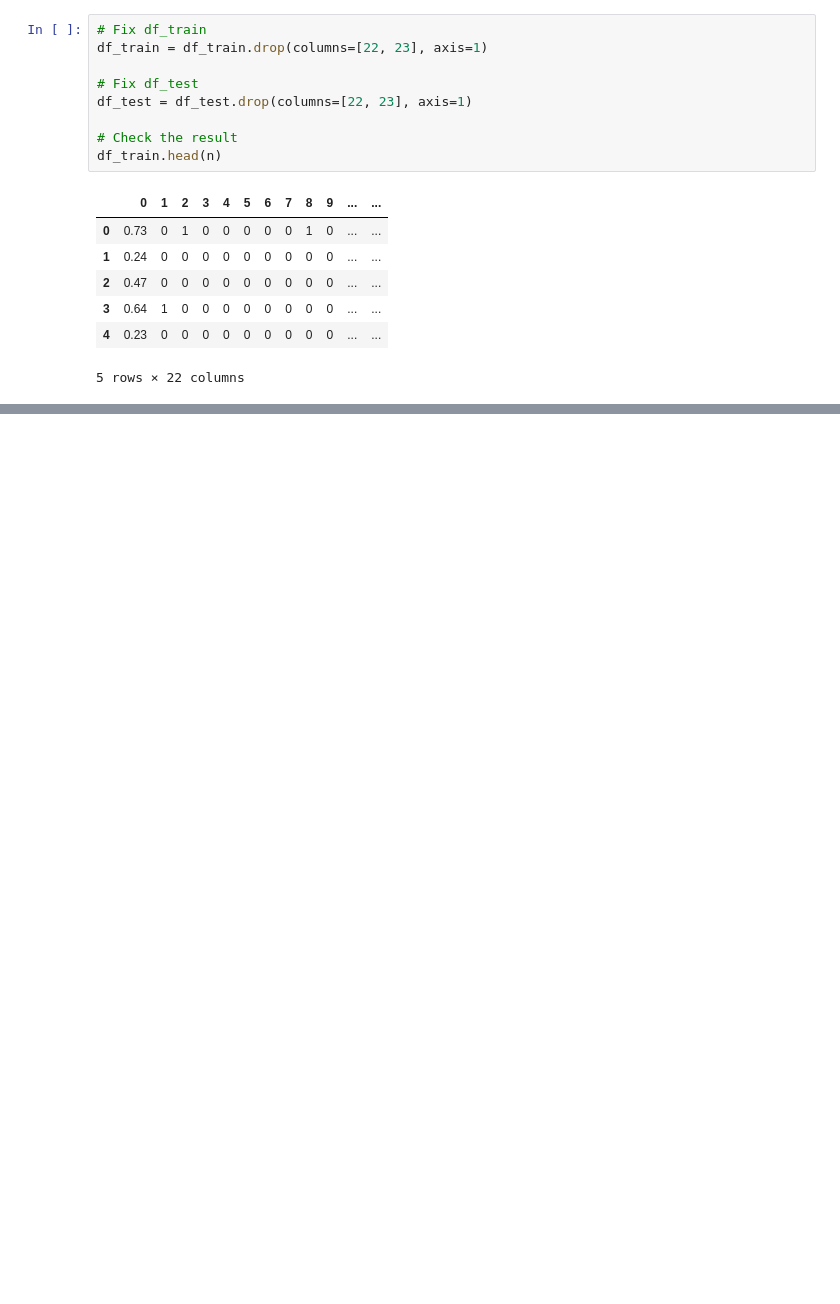
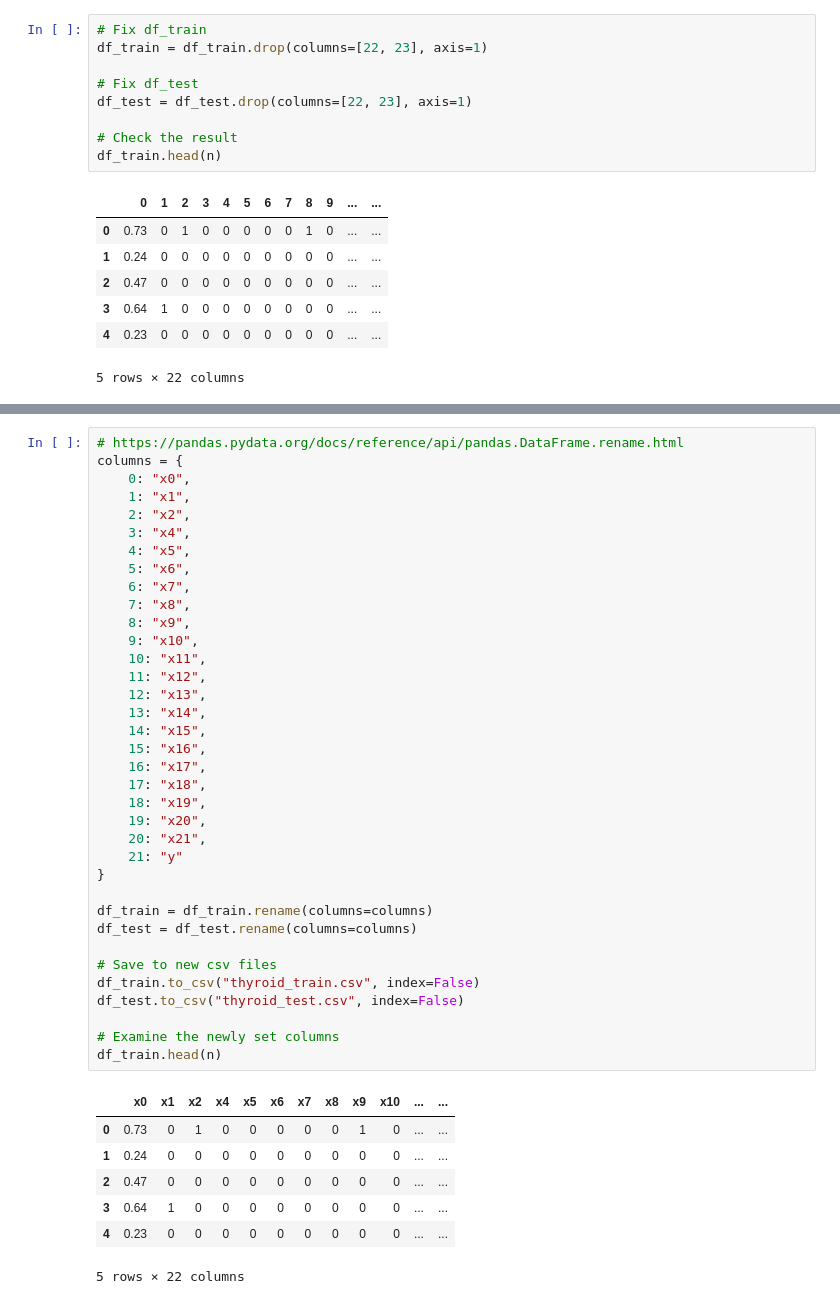
Before and after one commit to ralampay/notebooks, a Jupyter notebook: Data Visualization/Examining Data with the Thyroid Dataset.ipynb, the cells around one changed output, grey strips where cells are left out. Cells and saved outputs as stored; diff of their text form; blank space fills up the shorter version.

Commit message:
First draft for Examining Data with the Thyroid Dataset

```diff
--- a/Data Visualization/Examining Data with the Thyroid Dataset.ipynb
+++ b/Data Visualization/Examining Data with the Thyroid Dataset.ipynb
@@ -143,0 +204,44 @@ hist = df_train[0].hist(bins=num_bins)
+# %%
+# https://pandas.pydata.org/docs/reference/api/pandas.DataFrame.rename.html
+columns = {
+    0: "x0",
+    1: "x1",
+    2: "x2",
+    3: "x4",
+    4: "x5",
+    5: "x6",
+    6: "x7",
+    7: "x8",
+    8: "x9",
+    9: "x10",
+    10: "x11",
+    11: "x12",
+    12: "x13",
+    13: "x14",
+    14: "x15",
+    15: "x16",
+    16: "x17",
+    17: "x18",
+    18: "x19",
+    19: "x20",
+    20: "x21",
+    21: "y"
+}
+
+df_train = df_train.rename(columns=columns)
+df_test = df_test.rename(columns=columns)
+
+# Save to new csv files
+df_train.to_csv("thyroid_train.csv", index=False)
+df_test.to_csv("thyroid_test.csv", index=False)
+
+# Examine the newly set columns
+df_train.head(n)
+# %% [output]
+|  | x0 | x1 | x2 | x4 | x5 | x6 | x7 | x8 | x9 | x10 | ... | ... |
+| 0 | 0.73 | 0 | 1 | 0 | 0 | 0 | 0 | 0 | 1 | 0 | ... | ... |
+| 1 | 0.24 | 0 | 0 | 0 | 0 | 0 | 0 | 0 | 0 | 0 | ... | ... |
+| 2 | 0.47 | 0 | 0 | 0 | 0 | 0 | 0 | 0 | 0 | 0 | ... | ... |
+| 3 | 0.64 | 1 | 0 | 0 | 0 | 0 | 0 | 0 | 0 | 0 | ... | ... |
+| 4 | 0.23 | 0 | 0 | 0 | 0 | 0 | 0 | 0 | 0 | 0 | ... | ... |
+5 rows × 22 columns
```
Also changed, not shown: parts of 10 cells of this notebook.
